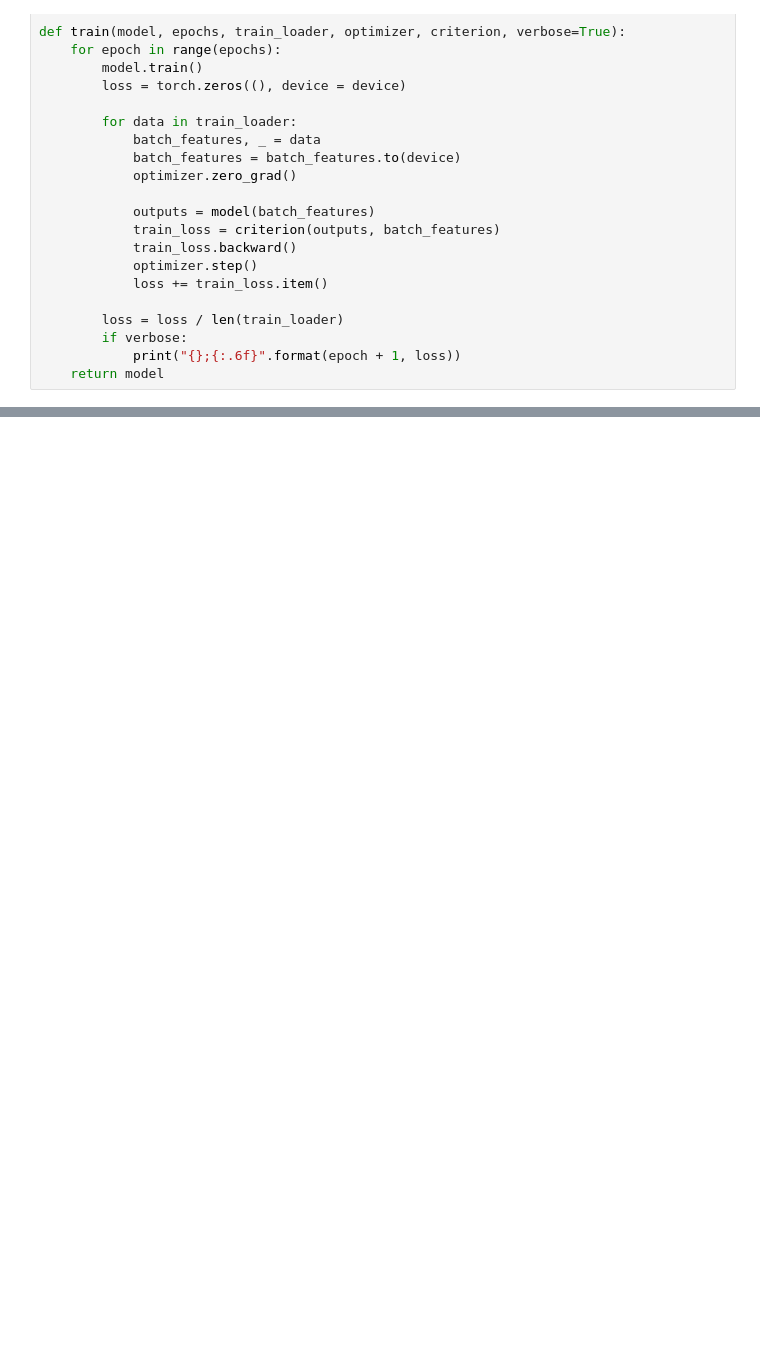
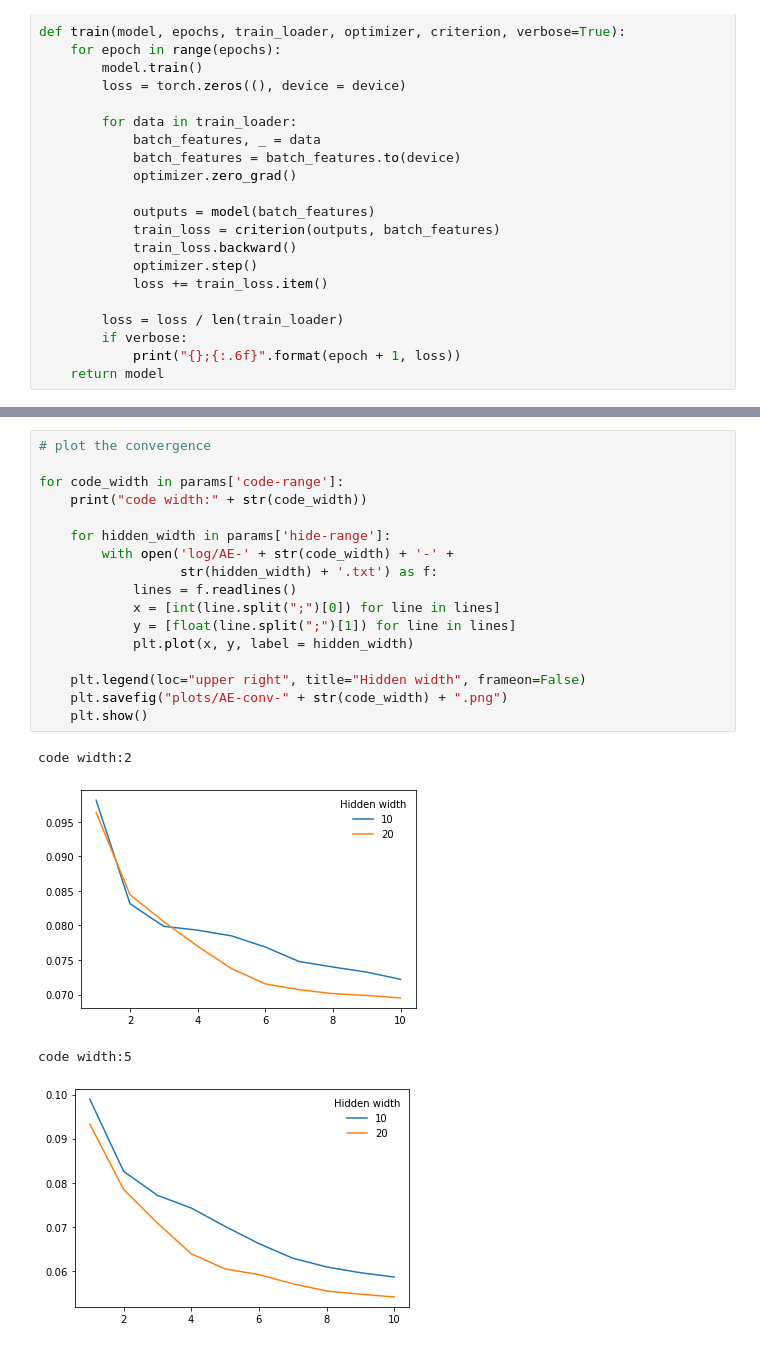
Before and after one commit to mitkel/DL, a Jupyter notebook: AutoEncoder/Depth-width-effect.ipynb, the cells around one changed output, grey strips where cells are left out. Saved outputs shown, nothing was run; the diff lists cells and outputs as text; blank space fills up the shorter version.

```diff
--- a/AutoEncoder/Depth-width-effect.ipynb
+++ b/AutoEncoder/Depth-width-effect.ipynb
@@ -171,0 +190,22 @@ code width = 2
+# %%
+# plot the convergence
+
+for code_width in params['code-range']:
+    print("code width:" + str(code_width))
+
+    for hidden_width in params['hide-range']:
+        with open('log/AE-' + str(code_width) + '-' +
+                  str(hidden_width) + '.txt') as f:
+            lines = f.readlines()
+            x = [int(line.split(";")[0]) for line in lines]
+            y = [float(line.split(";")[1]) for line in lines]
+            plt.plot(x, y, label = hidden_width)
+
+    plt.legend(loc="upper right", title="Hidden width", frameon=False)
+    plt.savefig("plots/AE-conv-" + str(code_width) + ".png")
+    plt.show()
+# %% [output]
+code width:2
+[figure, added]
+code width:5
+[figure, added]
```
Also changed, not shown: parts of 6 cells of this notebook.
